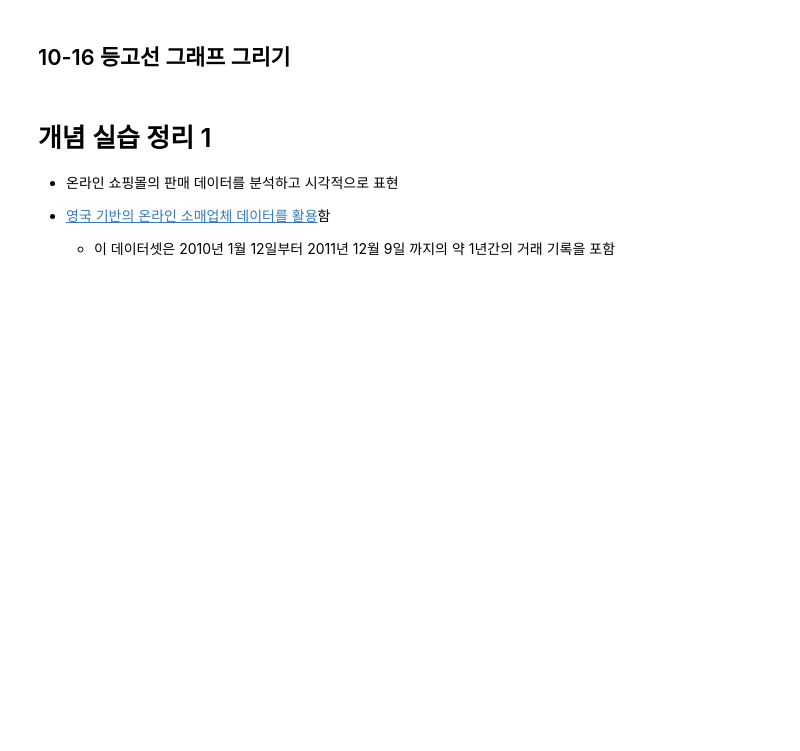
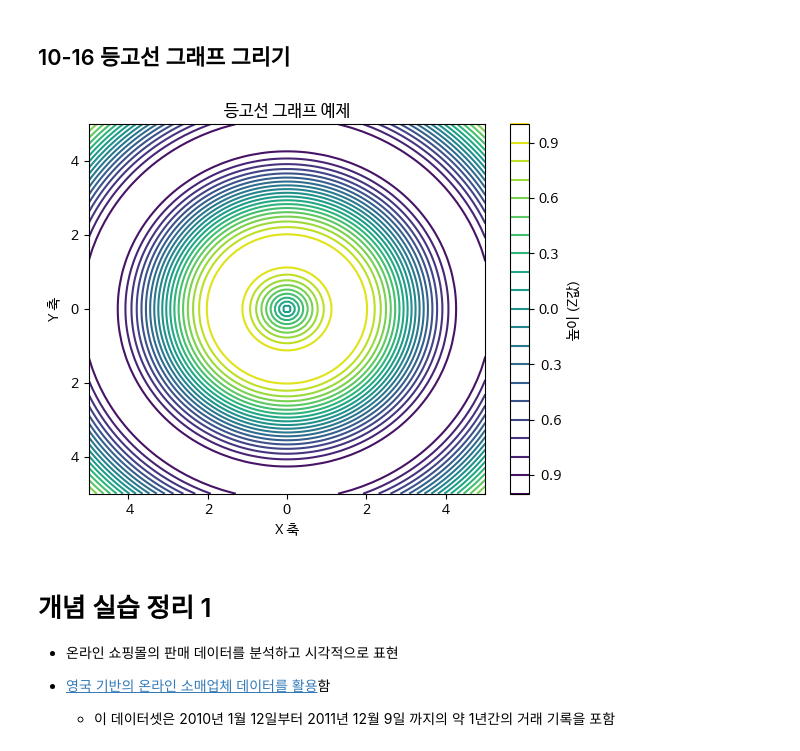
Before and after one commit to srlee915-blip/DataAnalysis, a Jupyter notebook: 오픈소스_데이터_분석_10강.ipynb, the cells around one changed output. Cells and saved outputs as stored; diff of their text form; code cells hidden in the pictures; blank space fills up the shorter version.

```diff
--- a/오픈소스_데이터_분석_10강.ipynb
+++ b/오픈소스_데이터_분석_10강.ipynb
@@ -378,26 +390,28 @@ plt.show()
 # %%
 import numpy as np
 
 ## 데이터 생성
 x = np.linspace(-5, 5, 100)
 y = np.linspace(-5, 5, 100)
 X, Y = np.meshgrid(x, y)
 
 Z = np.sin(np.sqrt(X**2 + Y**2))
 
 # 등고선 그래프 그리기
-
+contour = plt.contour(X, Y, Z, levels=20)
 
 # 색상 막대 추가 및 레이블 설정
 cbar = plt.colorbar(contour)
 cbar.set_label('높이 (Z값)')
 
 ## 제목 및 축 레이블 설정
 plt.title("등고선 그래프 예제")
 plt.xlabel("X 축")
 plt.ylabel("Y 축")
 
 plt.show()
+# %% [output]
+[figure, added]
 # %% [markdown]
 # 개념 실습 정리 1
 
```
Also changed, not shown: parts of 6 cells of this notebook.
